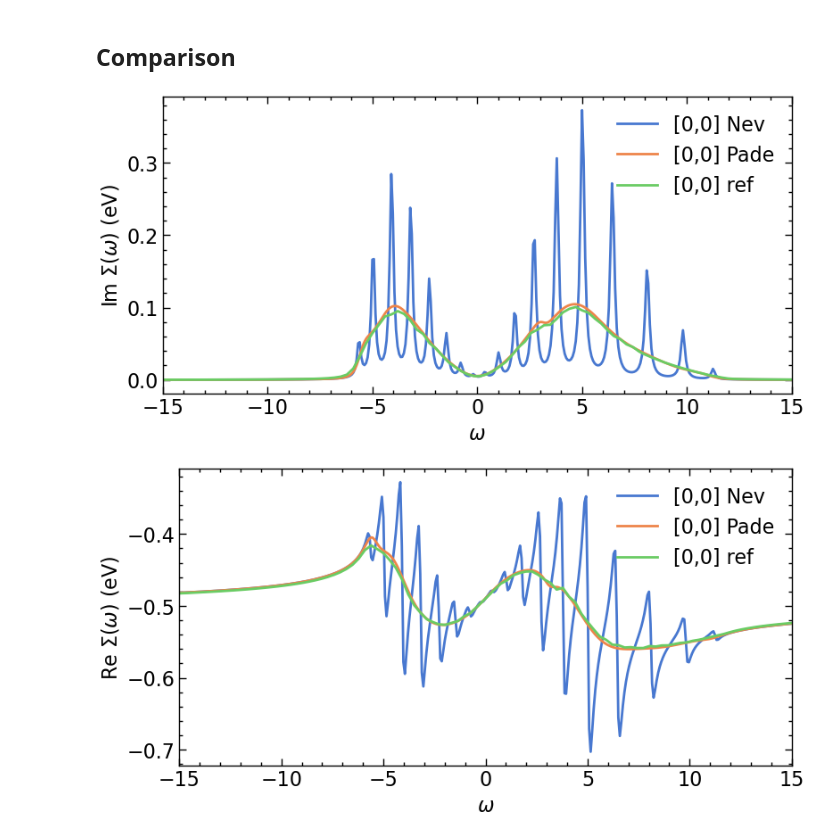
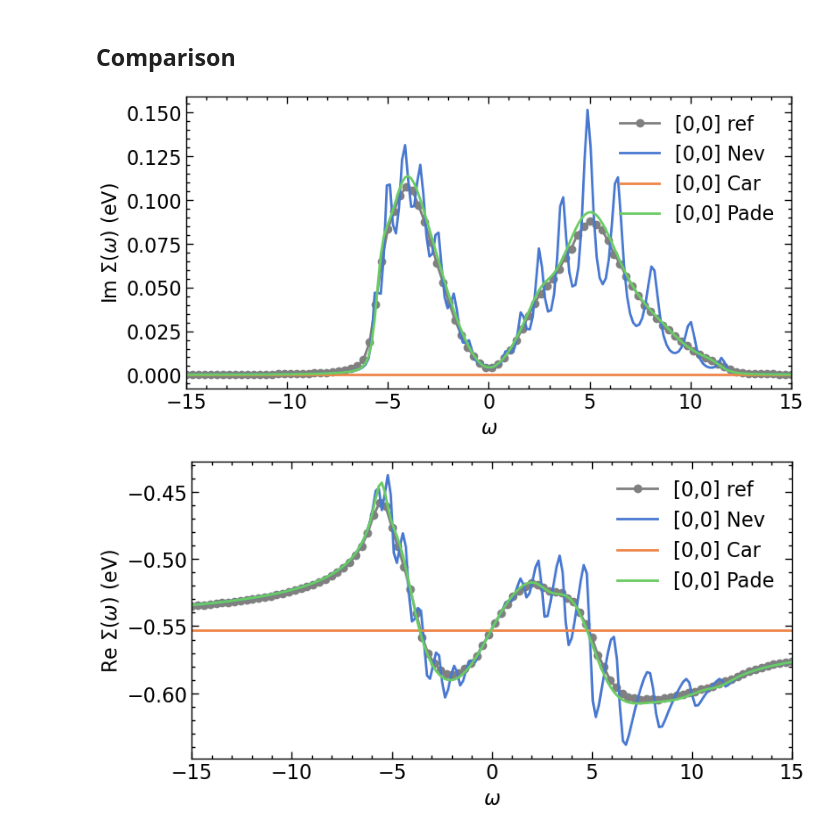
Before and after one commit to TRIQS/Nevanlinna, a Jupyter notebook: doc/tutorials/GW_tutorial.ipynb, the cells around one changed output. Saved outputs shown, nothing was run; the diff lists cells and outputs as text; code cells hidden in the pictures.

```diff
--- a/doc/tutorials/GW_tutorial.ipynb
+++ b/doc/tutorials/GW_tutorial.ipynb
@@ -92,7 +96,7 @@ eps_k = TB.dispersion(k_mesh)
 mu = 0.
 
 beta = 10
-n_iw = 500
+n_iw = 400
 iw_mesh = MeshImFreq(beta=beta, S='Fermion', n_max=n_iw)
 G0_iwk = lattice_dyson_g0_wk(mu=mu, e_k=e_k, mesh=iw_mesh)
 # %% [markdown]
@@ -100,12 +125,22 @@ G0_iwk = lattice_dyson_g0_wk(mu=mu, e_k=e_k, mesh=iw_mesh)
 # %%
 U=1
-J=0.2
-V_bare = kanamori_quartic_tensor(n_orb, U=U, Up=U-2*J, J=J, Jp=J)
-V_bare_c, V_bare_s = split_quartic_tensor_in_charge_and_spin(V_bare)
-
+Up=0.2
+J=0.4
 V_k = Gf(mesh=k_mesh, target_shape=[n_orb*1]*4)
 
-V_k.data[:] = V_bare_s
+V_bare = np.zeros((n_orb,n_orb,n_orb,n_orb))
+# simple onsite intra orbital Coulomb repulsion
+for i in range(n_orb):
+    for j in range(n_orb):
+        if i == j:
+            V_bare[i,i,j,j] = U
+        else:
+            V_bare[i,i,j,j] = Up
+
+V_bare = construct_U_kan(n_orb=n_orb,U=U,J=J,Up=Up)
+
+
+V_k.data[:] = V_bare
 # %% [markdown]
 ### Run one GW loop
 # %%
@@ -213,19 +248,20 @@ g_fk = lattice_dyson_g_fk(mu, e_k, Σ_wk, delta)
 # %% [markdown]
 ### Nevanlinna
 # %%
-# # setup Nevanlinna kernel solver
-# solver = Solver(kernel="kernels::CARATHEODORY")
+# setup Nevanlinna kernel solver
+solver = Solver(kernel="kernels::CARATHEODORY")
 
-# solver.solve(Σ_Γ_iw-Σ_Γ_iw(Σ_Γ_iw.mesh.last_index()))
+solver.solve(Σ_Γ_iw-Σ_Γ_iw(Σ_Γ_iw.mesh.last_index()))
 
-# Σ_Γ_w_CN = solver.evaluate(Σ_w_mesh, delta)
+Σ_w_mesh = MeshReFreq(window=GW_window, n_w=n_w*2)
+Σ_Γ_w_CN = solver.evaluate(Σ_w_mesh, delta)
 # %%
 # setup Nevanlinna kernel solver
 solver = Solver(kernel="kernels::NEVANLINNA")
 
 solver.solve(Σ_Γ_iw)
 
-Σ_w_mesh = MeshReFreq(window=GW_window, n_w=400)
+Σ_w_mesh = MeshReFreq(window=GW_window, n_w=n_w*2)
 Σ_Γ_w_N = solver.evaluate(Σ_w_mesh, delta)
 # %% [output]
 This is Nevanlinna analytical continuation. All off-diagonal elements will be ignored.
@@ -244,9 +280,11 @@ shp = Σ_Γ_w.target_shape
 for i in range(n_orb):
     for j in range(n_orb):
         # plotting results
+        ax[i,j].oplot(Σ_Γ_w[i,j].imag, '-o', c='gray', label=f'[{i},{j}] ref')
         ax[i,j].oplot(Σ_Γ_w_N[i,j].imag, label=f'[{i},{j}] Nev')
+        ax[i,j].oplot(Σ_Γ_w_CN[i,j].imag, label=f'[{i},{j}] Car')
         ax[i,j].oplot(Σ_Γ_w_P[i,j].imag, label=f'[{i},{j}] Pade')
-        ax[i,j].oplot(Σ_Γ_w[i,j].imag, label=f'[{i},{j}] ref')
+
 
         ax[i,j].set_xlim(GW_window)
         if i == shp[0]-1:
@@ -255,33 +293,34 @@ for i in range(n_orb):
             ax[i,j].set_xlabel(r'')
         if j == 0:
             ax[i,j].set_ylabel(r'Im $\Sigma (\omega)$ (eV)')
         else:
             ax[i,j].set_ylabel(r'')
 
 plt.tight_layout(pad=0.4, w_pad=0.1, h_pad=0.4)
 plt.show()
 
 fig, ax = plt.subplots(n_orb, n_orb, figsize=(8*n_orb,4*n_orb), dpi=100, squeeze=False,sharex=True)
 
 for i in range(n_orb):
     for j in range(n_orb):
         # plotting results
+        ax[i,j].oplot(Σ_Γ_w[i,j].real, '-o', c='gray', label=f'[{i},{j}] ref')
         ax[i,j].oplot(Σ_Γ_w_N[i,j].real, label=f'[{i},{j}] Nev')
+        ax[i,j].oplot((Σ_Γ_w_CN[i,j]+Σ_Γ_iw(Σ_Γ_iw.mesh.last_index())[i,j]).real, label=f'[{i},{j}] Car')
         ax[i,j].oplot(Σ_Γ_w_P[i,j].real, label=f'[{i},{j}] Pade')
-        ax[i,j].oplot(Σ_Γ_w[i,j].real, label=f'[{i},{j}] ref')
 
         ax[i,j].set_xlim(GW_window)
         if i == shp[0]-1:
             ax[i,j].set_xlabel(r'$\omega$')
         else:
             ax[i,j].set_xlabel(r'')
         if j == 0:
             ax[i,j].set_ylabel(r'Re $\Sigma (\omega)$ (eV)')
         else:
             ax[i,j].set_ylabel(r'')
 
 plt.tight_layout(pad=0.4, w_pad=0.1, h_pad=0.4)
 plt.show()
 # %% [output]
-[figure, old version]
+[figure, new version]
-[figure, old version]
+[figure, new version]
```
Also changed, not shown: parts of 5 cells of this notebook, 1 other file.
